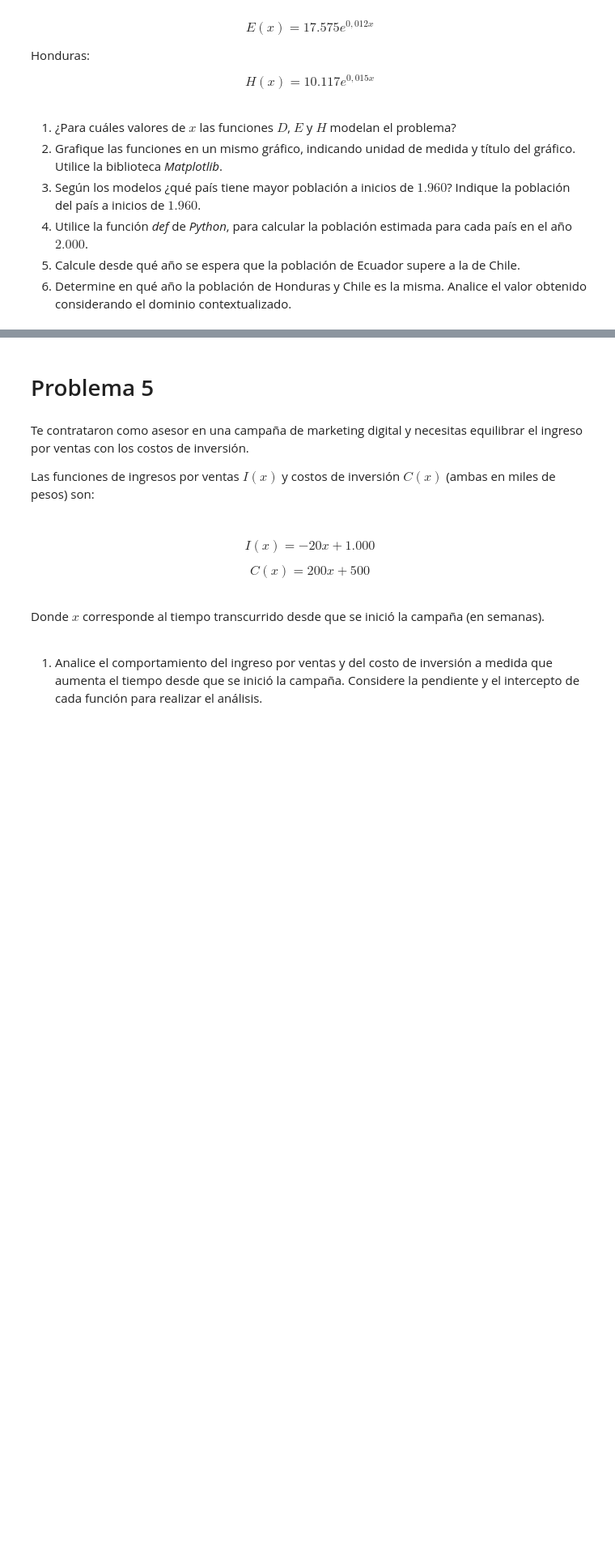
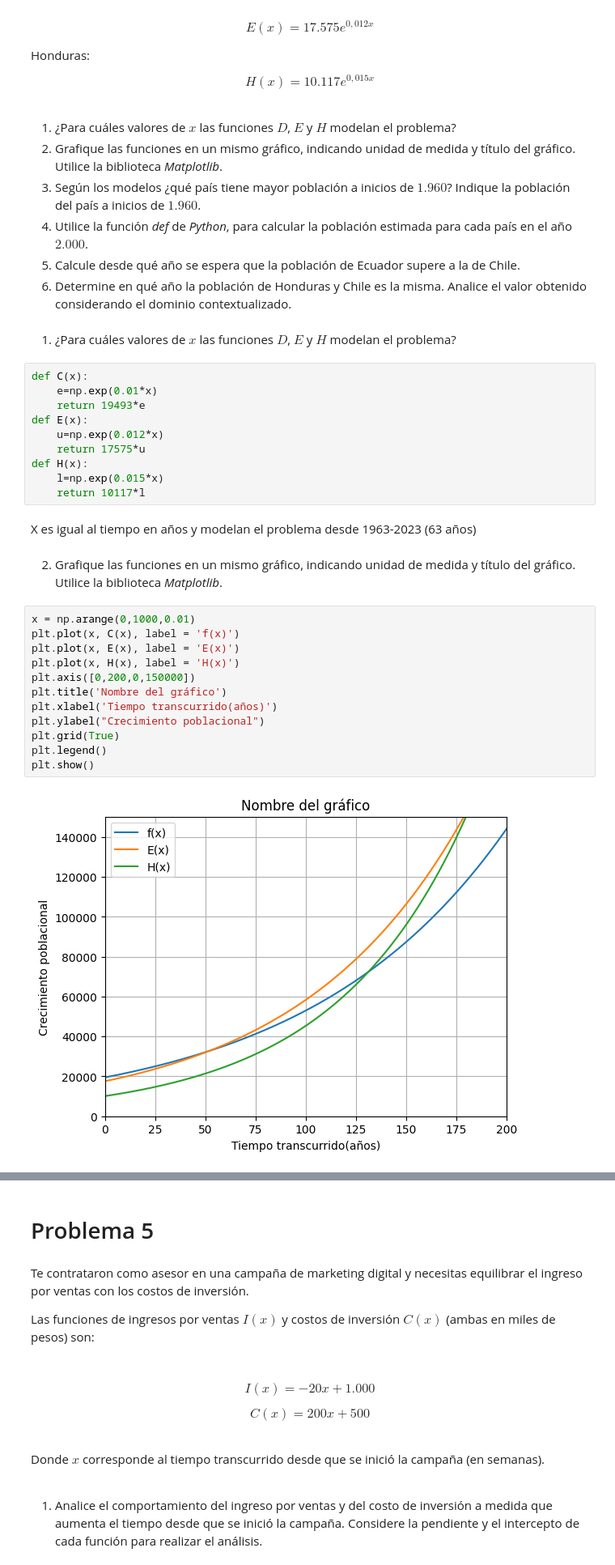
Before and after one commit to matikkkkk/PYTHOOON, a Jupyter notebook: matematicaApli/G3_Aplicaciones_de_funciones.ipynb, the cells around one changed output, grey strips where cells are left out. Shown at 81% size. Saved outputs shown, nothing was run; the diff lists cells and outputs as text; blank space fills up the shorter version.

```diff
--- a/matematicaApli/G3_Aplicaciones_de_funciones.ipynb
+++ b/matematicaApli/G3_Aplicaciones_de_funciones.ipynb
@@ -252,3 +258,33 @@ $$H(x)=10.117e^{0,015x}$$
 4. Utilice la función *def* de *Python*, para calcular la población estimada para cada país en el año $2.000$.
 5. Calcule desde qué año se espera que la población de Ecuador supere a la de Chile.
 6. Determine en qué año la población de Honduras y Chile es la misma. Analice el valor obtenido considerando el dominio contextualizado.
+# %% [markdown]
+1. ¿Para cuáles valores de $x$ las funciones $D$, $E$ y $H$ modelan el problema?
+# %%
+def C(x):
+    e=np.exp(0.01*x)
+    return 19493*e
+def E(x):
+    u=np.exp(0.012*x)
+    return 17575*u
+def H(x):
+    l=np.exp(0.015*x)
+    return 10117*l
+# %% [markdown]
+X es igual al tiempo en años y modelan el problema desde 1963-2023 (63 años)
+# %% [markdown]
+2. Grafique las funciones en un mismo gráfico, indicando unidad de medida y título del gráfico. Utilice la biblioteca *Matplotlib*.
+# %%
+x = np.arange(0,1000,0.01)
+plt.plot(x, C(x), label = 'f(x)')
+plt.plot(x, E(x), label = 'E(x)')
+plt.plot(x, H(x), label = 'H(x)')
+plt.axis([0,200,0,150000])
+plt.title('Nombre del gráfico')
+plt.xlabel('Tiempo transcurrido(años)')
+plt.ylabel("Crecimiento poblacional")
+plt.grid(True)
+plt.legend()
+plt.show()
+# %% [output]
+[figure, added]
```
Also changed, not shown: parts of 8 cells of this notebook.
